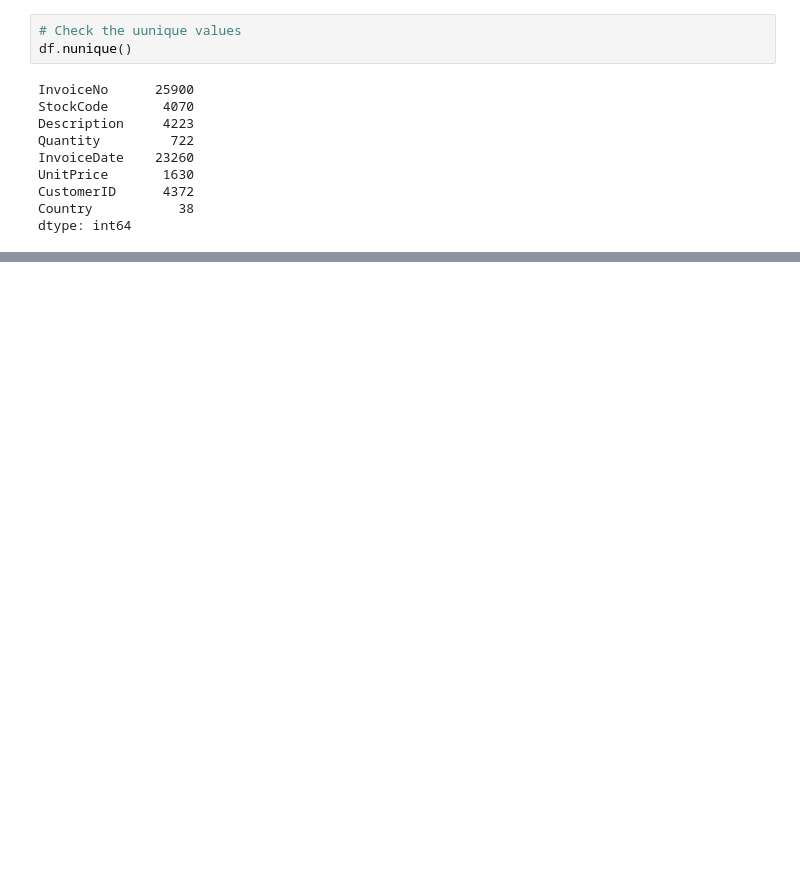
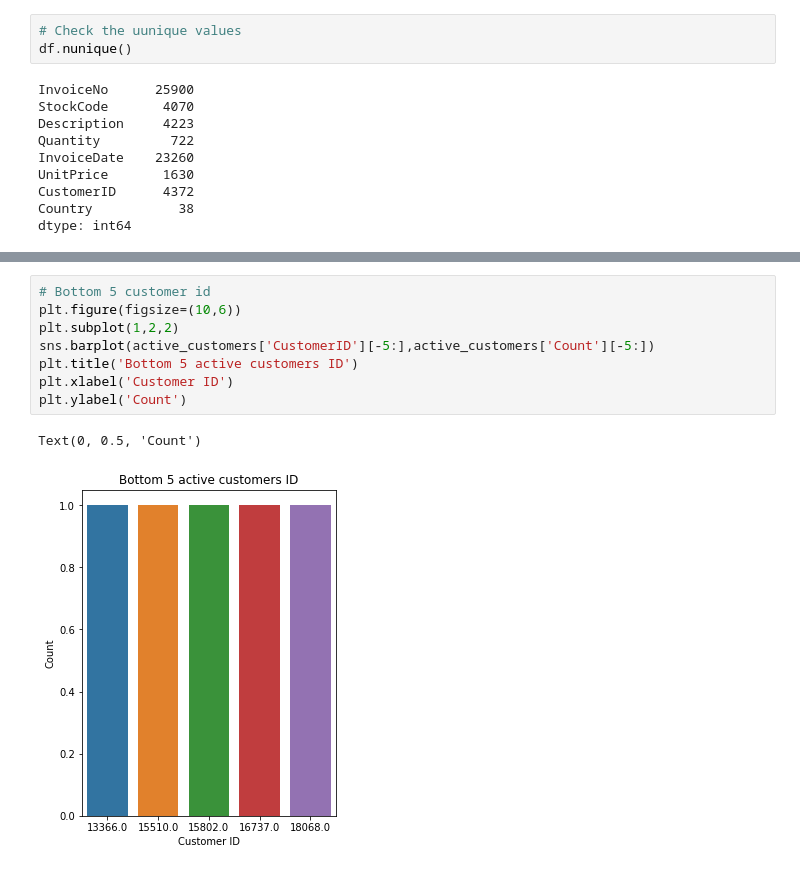
Before and after one commit to sumitgaikwad8877/Online_retail_customer_segmentation, a Jupyter notebook: Online_retail_customer_segmentation.ipynb, the cells around one changed output, grey strips where cells are left out. Saved outputs shown, nothing was run; the diff lists cells and outputs as text; blank space fills up the shorter version.

```diff
--- a/Online_retail_customer_segmentation.ipynb
+++ b/Online_retail_customer_segmentation.ipynb
@@ -164,0 +399,11 @@ dtype: int64
+# %%
+# Bottom 5 customer id
+plt.figure(figsize=(10,6))
+plt.subplot(1,2,2)
+sns.barplot(active_customers['CustomerID'][-5:],active_customers['Count'][-5:])
+plt.title('Bottom 5 active customers ID')
+plt.xlabel('Customer ID')
+plt.ylabel('Count')
+# %% [output]
+Text(0, 0.5, 'Count')
+[figure, added]
```
Also changed, not shown: parts of 79 cells of this notebook.
